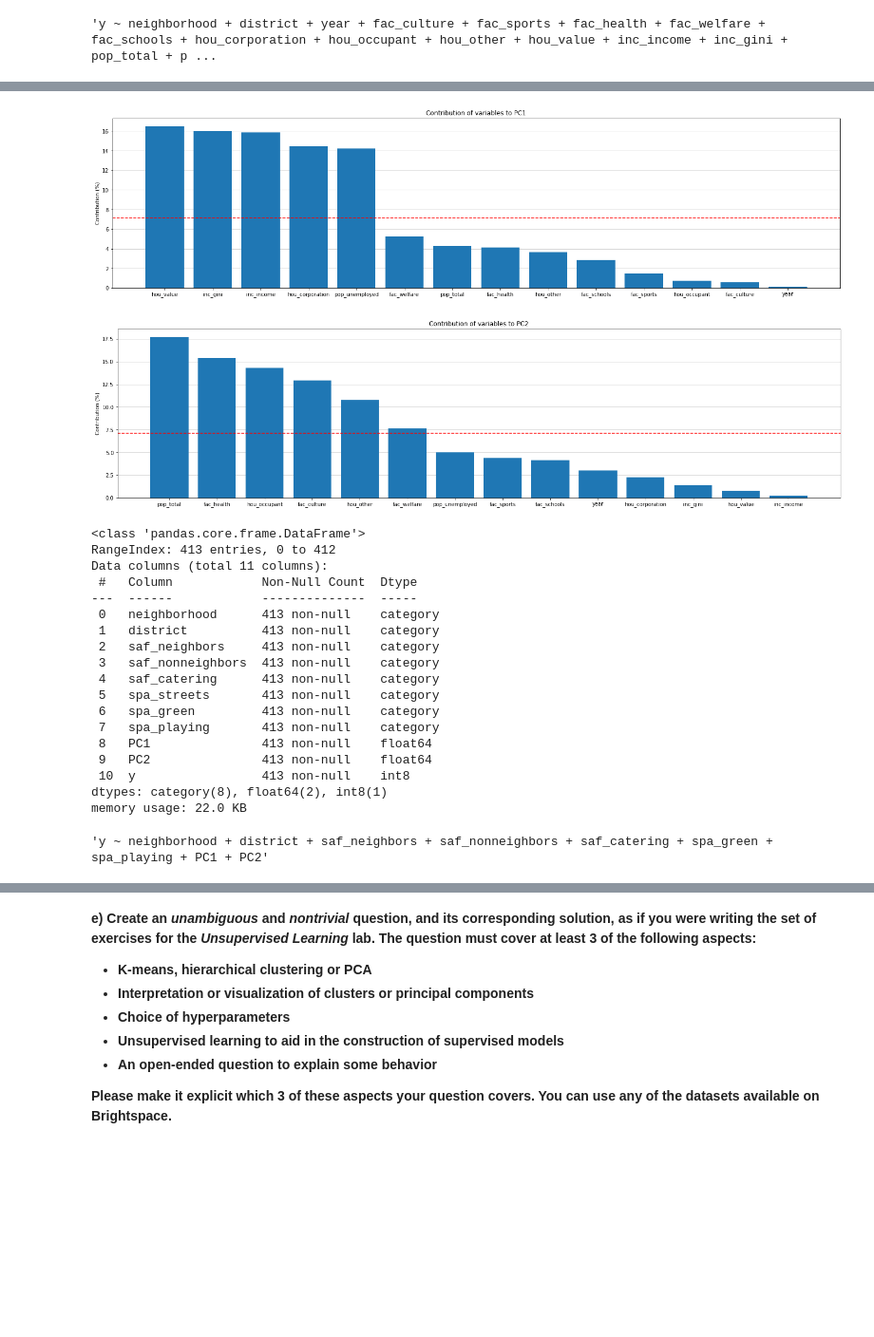
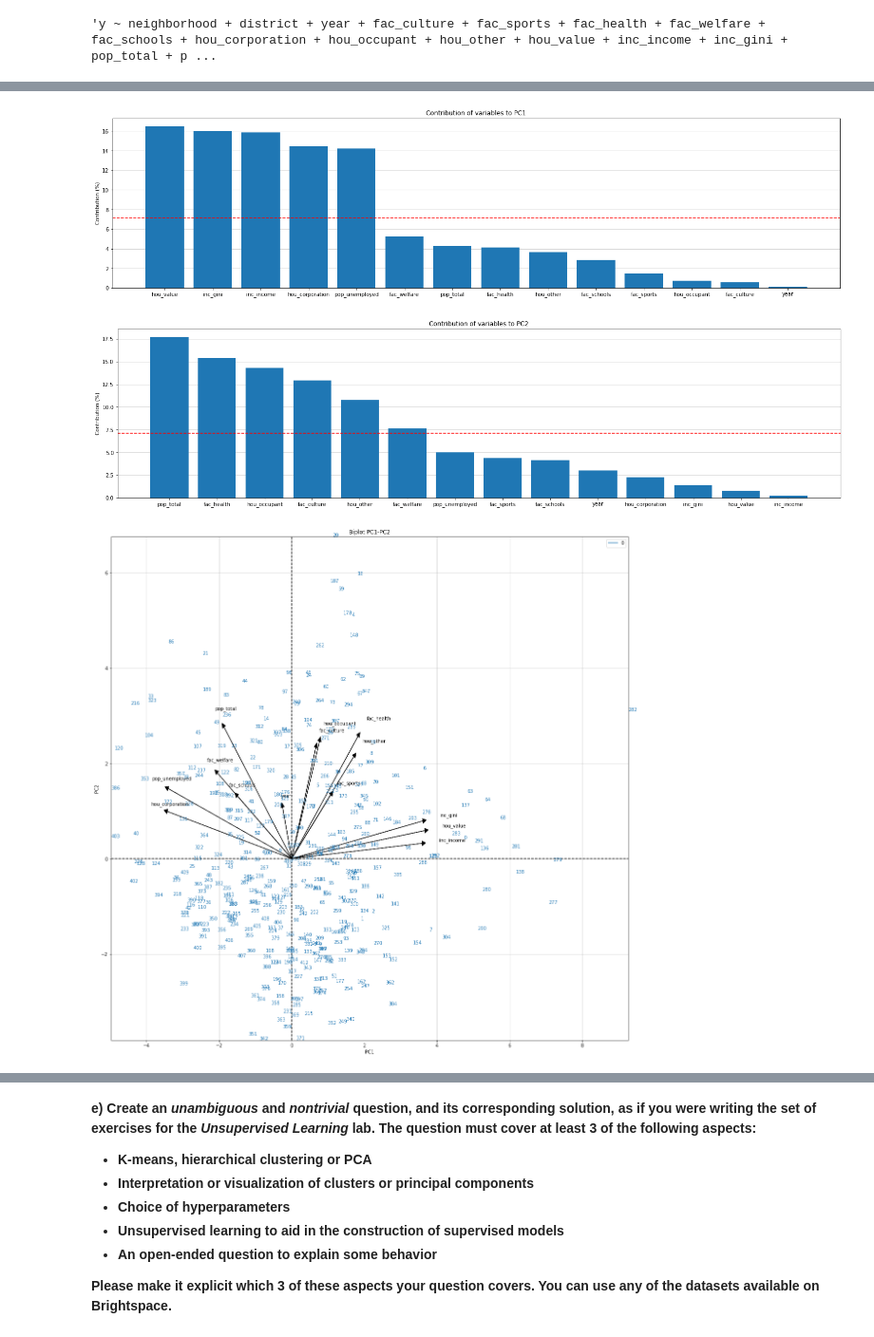
Before and after one commit to Gogonemnem/tu-delft-assignments, a Jupyter notebook: assignment7/unsupervised.exercises_b.ipynb, the cells around one changed output, grey strips where cells are left out. Shown at 95% size. Cells and saved outputs as stored; diff of their text form; code cells hidden in the pictures; blank space fills up the shorter version.

```diff
--- a/assignment7/unsupervised.exercises_b.ipynb
+++ b/assignment7/unsupervised.exercises_b.ipynb
@@ -341,56 +342,23 @@ F-score:  0.6080089316498924
 # %%
 # separate numerical features
 X_num = ams.select_dtypes('number')
 # standardize prior to PCA
 X_num_scaled = StandardScaler().fit(X_num).transform(X_num)
 
 # fit PCA model g and diagnose
 g = PCA().fit(X_num_scaled)
 pca_screeplot(g)
 
 # plot , clusters = m.labels_
 # pca_biplot(X_num_scaled, g, X_num.columns.values, comp = [0,1])
 pca_contribplot(g, X_num.columns.values, comp = 0, figsize=(25,6))
 pca_contribplot(g, X_num.columns.values, comp = 1, figsize=(25,6))
+pca_biplot(X_num_scaled, g, X_num.columns.values, comp = [0,1], figsize=(20, 20))
 # %% [output]
 [figure]
 [figure]
 [figure]
+[figure, added]
-# %%
-X = ams.select_dtypes('category')
-
-# transform numerical variables through g
-X_num_star = pd.DataFrame(data = g.transform(X_num_scaled)[:,0:2],
-                          columns = ['PC1','PC2']) #,'PC3','PC4','PC5','PC6'])
-
-# append the PCs to the original data
-X = X.join(X_num_star)
-
-features = ' + '.join(X.loc[ : , X.columns != 'spa_streets'].columns)
-formula = 'y ~ ' + features
-X = X.assign(y = ams['spa_streets'].cat.codes)
-X.info()
-formula
-# %% [output]
-<class 'pandas.core.frame.DataFrame'>
-RangeIndex: 413 entries, 0 to 412
-Data columns (total 11 columns):
- #   Column            Non-Null Count  Dtype
----  ------            --------------  -----
- 0   neighborhood      413 non-null    category
- 1   district          413 non-null    category
- 2   saf_neighbors     413 non-null    category
- 3   saf_nonneighbors  413 non-null    category
- 4   saf_catering      413 non-null    category
- 5   spa_streets       413 non-null    category
- 6   spa_green         413 non-null    category
- 7   spa_playing       413 non-null    category
- 8   PC1               413 non-null    float64
- 9   PC2               413 non-null    float64
- 10  y                 413 non-null    int8
-dtypes: category(8), float64(2), int8(1)
-memory usage: 22.0 KB
-'y ~ neighborhood + district + saf_neighbors + saf_nonneighbors + saf_catering + spa_green + spa_playing + PC1 + PC2'
 # %%
 # build the new model on all the categorical features and the first two PCs
 f_star = smf.glm(formula, X, family = sm.families.Binomial()).fit()
```
Also changed, not shown: parts of 9 cells of this notebook.
